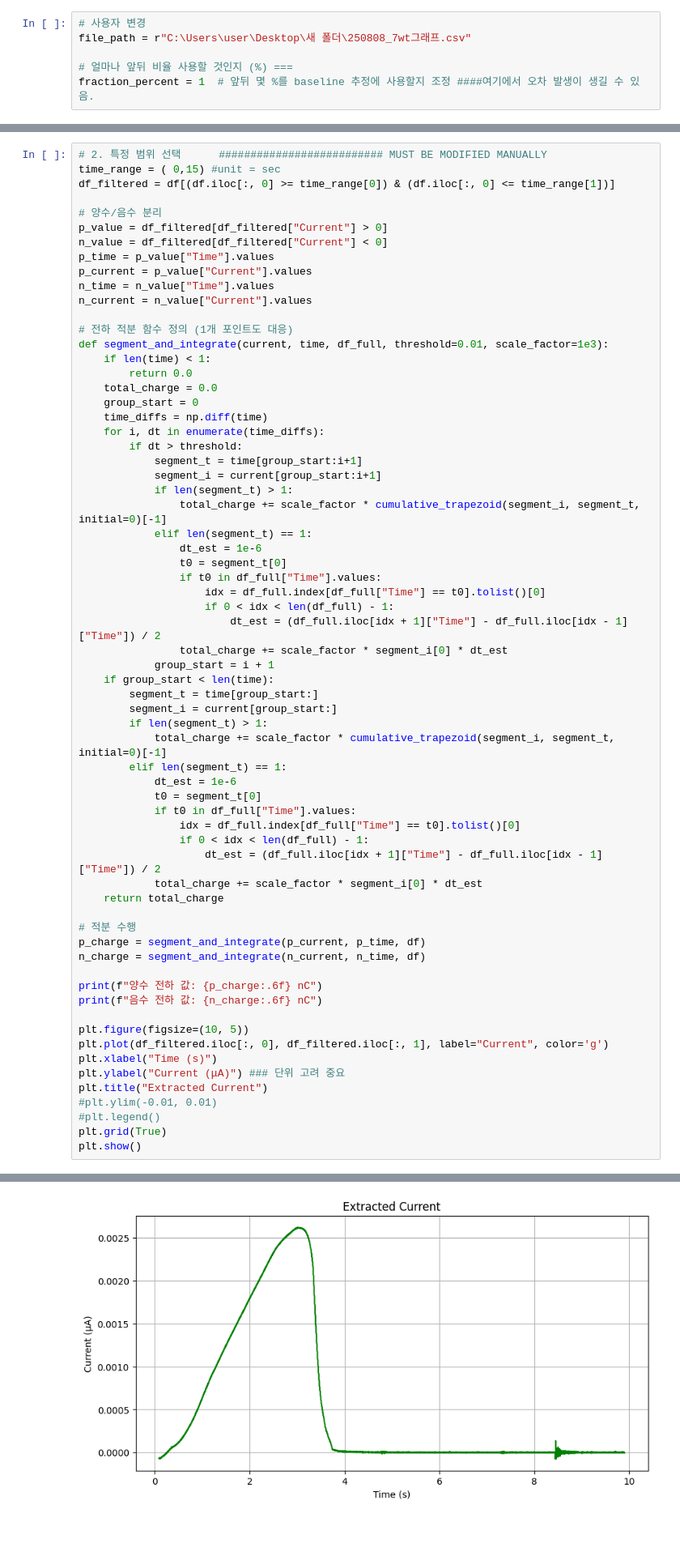
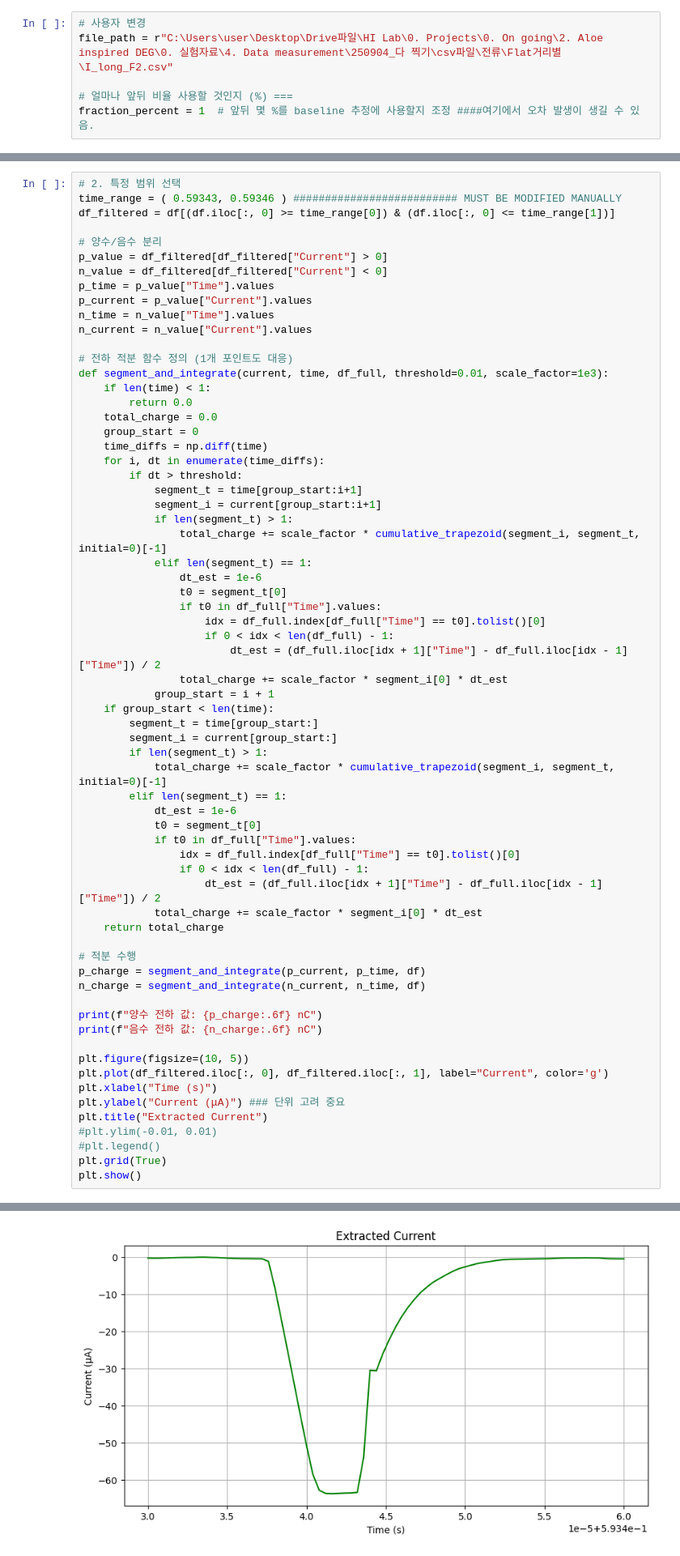
Before and after one commit to Gibeom-Lee/GB_practicing, a Jupyter notebook: data_processing/Integral.ipynb, the cells around one changed output, grey strips where cells are left out. Shown: that part at 81% size. Cells and saved outputs as stored; diff of their text form; blank space fills up the shorter version.

```diff
--- a/data_processing/Integral.ipynb
+++ b/data_processing/Integral.ipynb
@@ -12,7 +12,7 @@ import os
 from scipy.signal import find_peaks
 # %%
 # 사용자 변경
-file_path = r"C:\Users\user\Desktop\새 폴더\250808_7wt그래프.csv"
+file_path = r"C:\Users\user\Desktop\Drive파일\HI Lab\0. Projects\0. On going\2. Aloe inspired DEG\0. 실험자료\4. Data measurement\250904_다 찍기\csv파일\전류\Flat거리별\I_long_F2.csv"
 
 # 얼마나 앞뒤 비율 사용할 것인지 (%) ===
 fraction_percent = 1  # 앞뒤 몇 %를 baseline 추정에 사용할지 조정 ####여기에서 오차 발생이 생길 수 있음.
@@ -92,6 +103,6 @@ Detected peaks at:
 # %%
-# 2. 특정 범위 선택      ########################## MUST BE MODIFIED MANUALLY
-time_range = ( 0,15) #unit = sec
+# 2. 특정 범위 선택
+time_range = ( 0.59343, 0.59346 ) ########################## MUST BE MODIFIED MANUALLY
 df_filtered = df[(df.iloc[:, 0] >= time_range[0]) & (df.iloc[:, 0] <= time_range[1])]
 
 # 양수/음수 분리
@@ -161,3 +172,3 @@ plt.show()
-[figure, old version]
+[figure, new version]
 # %%
 # ---- 아래 셀은 offset 바꿔가며 여러 번 실행해도 누적 안됨 ----
```
Also changed, not shown: parts of 4 cells of this notebook, 6 other files.
